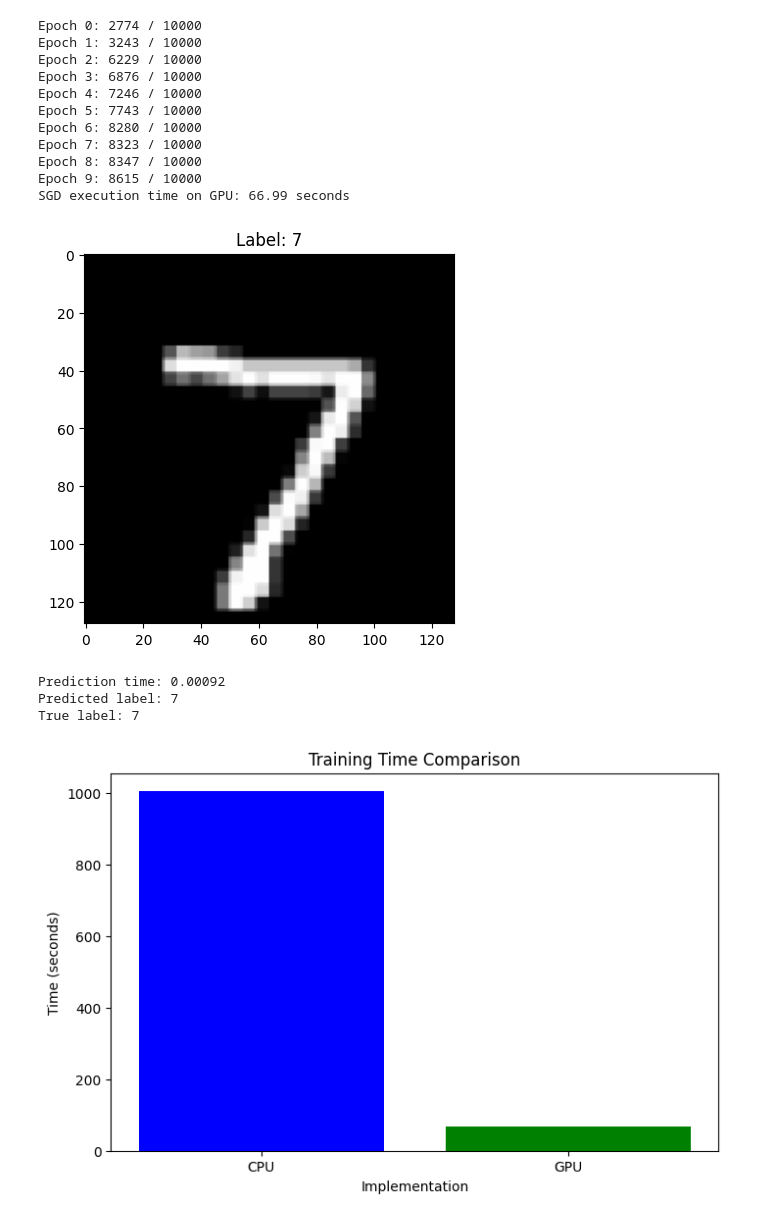
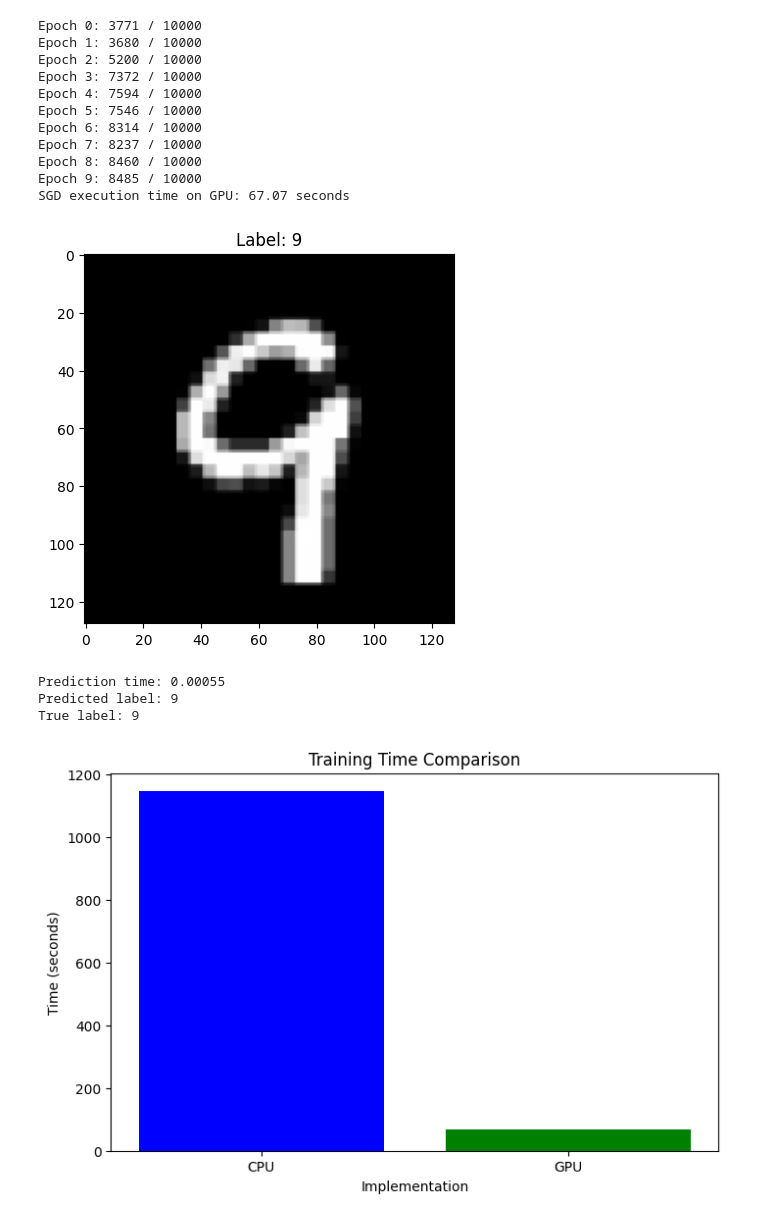
Before and after one commit to MarkoHaralovic/parallel-img-proc, a Jupyter notebook: cnn_cpu_and_gpu.ipynb, the cells around one changed output. Cells and saved outputs as stored; diff of their text form; code cells hidden in the pictures.

Commit message:
Added comparision of prediction times on cpu and gpu. Added explanations of some keypoints in my implementation.

```diff
--- a/cnn_cpu_and_gpu.ipynb
+++ b/cnn_cpu_and_gpu.ipynb
@@ -227,30 +238,33 @@ SGD execution time: 1004.14 seconds
 import time
 
 def predict_single_image(network, test_data, index):
+    """
+      The function passes a given image from the test dataset through the given model. It returns the predicted and true labels.
+    """
     x, true_label = test_data[index]
 
     start_time = time.time()
     output = network.feedforward(x)
     end_time = time.time()
 
-    elapsed_time = end_time - start_time
-    print(f"Prediction time: {elapsed_time:.5f}")
+    prediction_time_on_cpu = end_time - start_time
+    print(f"Prediction time: {prediction_time_on_cpu:.5f}")
 
     predicted_label = np.argmax(output)
 
-    return predicted_label, true_label
+    return predicted_label, true_label, prediction_time_on_cpu
 
 
 index = 150
 image = test_data[index][0]
 label = test_data[index][1]
-image = image.reshape(28, 28)
+image = image.reshape(128, 128)
 
 plt.imshow(image, cmap='gray')
 plt.title(f"Label: {label}")
 plt.show()
 
-predicted_label, true_label = predict_single_image(network, test_data, index)
+predicted_label, true_label, prediction_time_on_cpu = predict_single_image(network, test_data, index)
 
 print(f"Predicted label: {predicted_label}")
 print(f"True label: {true_label}")
@@ -482,66 +498,63 @@ start_time = time.time()
 network.SGD(training_data, 10, 64, 3.0, test_data=test_data)
 
 end_time = time.time()
-elapsed_time = end_time - start_time
+training_time_on_gpu = end_time - start_time
 
-print(f"SGD execution time on GPU: {elapsed_time:.2f} seconds")
+print(f"SGD execution time on GPU: {training_time_on_gpu:.2f} seconds")
 # %% [output]
-Epoch 0: 2774 / 10000
-Epoch 1: 3243 / 10000
-Epoch 2: 6229 / 10000
-Epoch 3: 6876 / 10000
-Epoch 4: 7246 / 10000
-Epoch 5: 7743 / 10000
-Epoch 6: 8280 / 10000
-Epoch 7: 8323 / 10000
-Epoch 8: 8347 / 10000
-Epoch 9: 8615 / 10000
-SGD execution time on GPU: 66.99 seconds
+Epoch 0: 3771 / 10000
+Epoch 1: 3680 / 10000
+Epoch 2: 5200 / 10000
+Epoch 3: 7372 / 10000
+Epoch 4: 7594 / 10000
+Epoch 5: 7546 / 10000
+Epoch 6: 8314 / 10000
+Epoch 7: 8237 / 10000
+Epoch 8: 8460 / 10000
+Epoch 9: 8485 / 10000
+SGD execution time on GPU: 67.07 seconds
 # %%
 import time
 
 def predict_single_image(network, test_data, index):
     x, true_label = test_data[index]
     x = cp.array(x)
 
     start_time = time.time()
     output = network.feedforward(x)
     end_time = time.time()
 
-    elapsed_time = end_time - start_time
-    print(f"Prediction time: {elapsed_time:.5f}")
+    prediction_time_on_gpu = end_time - start_time
+    print(f"Prediction time: {prediction_time_on_gpu:.5f}")
 
     predicted_label = cp.argmax(output).get()
 
-    return predicted_label, true_label
+    return predicted_label, true_label, prediction_time_on_gpu
 
 
-index = 0
+index = 150
 image = cp.asnumpy(test_data[index][0])
 label = test_data[index][1]
 image = image.reshape(128, 128)
 
 plt.imshow(image, cmap='gray')
 plt.title(f"Label: {label}")
 plt.show()
 
-predicted_label, true_label = predict_single_image(network, test_data, index)
+predicted_label, true_label, prediction_time_on_gpu = predict_single_image(network, test_data, index)
 
 print(f"Predicted label: {predicted_label}")
 print(f"True label: {true_label}")
 # %% [output]
-[figure, old version]
+[figure, new version]
-Prediction time: 0.00092
-Predicted label: 7
-True label: 7
+Prediction time: 0.00055
+Predicted label: 9
+True label: 9
 # %%
 import matplotlib.pyplot as plt
 
-cpu = 1004.14
-gpu = 66.99
-
 labels = ['CPU', 'GPU']
-times = [cpu, gpu]
+times = [training_time_on_cpu, training_time_on_gpu]
 
 plt.figure(figsize=(8, 5))
 plt.bar(labels, times, color=['blue', 'green'])
@@ -550,4 +563,4 @@ plt.xlabel('Implementation')
 plt.ylabel('Time (seconds)')
 plt.show()
 # %% [output]
-[figure, old version]
+[figure, new version]
```
Also changed, not shown: parts of 13 cells of this notebook.
